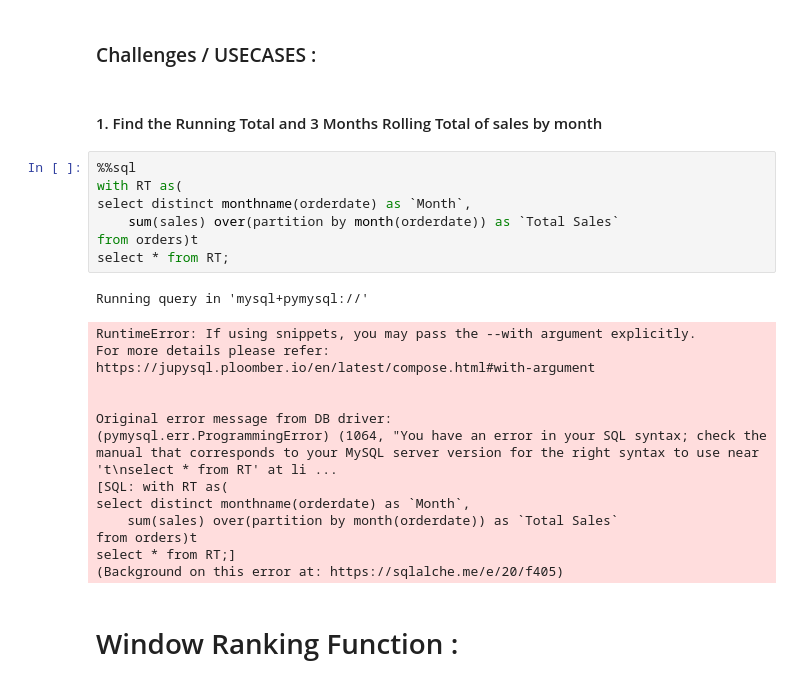
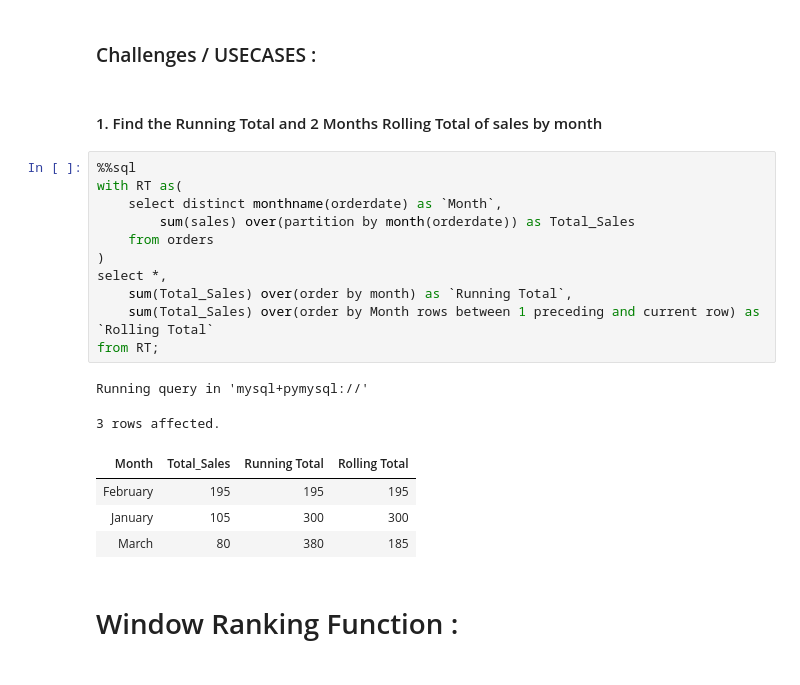
Before and after one commit to the-naman/Learn, a Jupyter notebook: SQL/SQL by Barra/My Notes/07. I - Aggregation and Analytical Functions.ipynb, the cells around one changed output. Drawn from its saved outputs; the diff is of its cells as text.

```diff
--- a/SQL/SQL by Barra/My Notes/07. I - Aggregation and Analytical Functions.ipynb
+++ b/SQL/SQL by Barra/My Notes/07. I - Aggregation and Analytical Functions.ipynb
@@ -936,28 +936,25 @@ Used for:
 # %% [markdown]
 ### Challenges / USECASES :
 # %% [markdown]
-#### 1. Find the Running Total and 3 Months Rolling Total of sales by month
+#### 1. Find the Running Total and 2 Months Rolling Total of sales by month
 # %%
 %%sql
 with RT as(
-select distinct monthname(orderdate) as `Month`,
-    sum(sales) over(partition by month(orderdate)) as `Total Sales`
-from orders)t
-select * from RT;
+    select distinct monthname(orderdate) as `Month`,
+        sum(sales) over(partition by month(orderdate)) as Total_Sales
+    from orders
+)
+select *,
+    sum(Total_Sales) over(order by month) as `Running Total`,
+    sum(Total_Sales) over(order by Month rows between 1 preceding and current row) as `Rolling Total`
+from RT;
 # %% [output]
 Running query in 'mysql+pymysql://'
-RuntimeError: If using snippets, you may pass the --with argument explicitly.
-For more details please refer: https://jupysql.ploomber.io/en/latest/compose.html#with-argument
-
-
-Original error message from DB driver:
-(pymysql.err.ProgrammingError) (1064, "You have an error in your SQL syntax; check the manual that corresponds to your MySQL server version for the right syntax to use near 't\nselect * from RT' at li ...
-[SQL: with RT as(
-select distinct monthname(orderdate) as `Month`,
-    sum(sales) over(partition by month(orderdate)) as `Total Sales`
-from orders)t
-select * from RT;]
-(Background on this error at: https://sqlalche.me/e/20/f405)
+3 rows affected.
+| Month | Total_Sales | Running Total | Rolling Total |
+| February | 195 | 195 | 195 |
+| January | 105 | 300 | 300 |
+| March | 80 | 380 | 185 |
 # %% [markdown]
 # Window Ranking Function :
 # %% [markdown]
```
